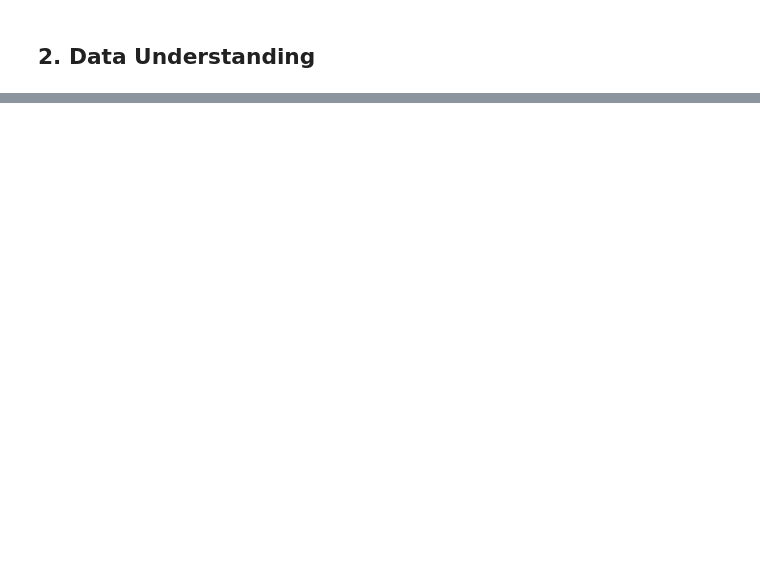
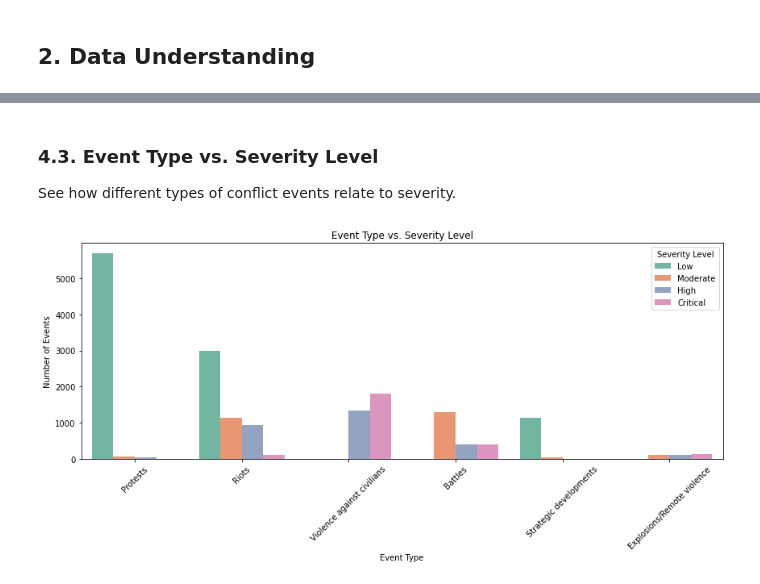
Before and after one commit to Endalkmin/conflict-event-impact-classifier, a Jupyter notebook: severity-classifier.ipynb, the cells around one changed output, grey strips where cells are left out. Cells and saved outputs as stored; diff of their text form; code cells hidden in the pictures; blank space fills up the shorter version.

```diff
--- a/severity-classifier.ipynb
+++ b/severity-classifier.ipynb
@@ -25,0 +300,16 @@ This project aims to build a predictive model that assesses the severity level o
+# %% [markdown]
+### 4.3. Event Type vs. Severity Level
+See how different types of conflict events relate to severity.
+# %%
+# Plot event type vs severity
+plt.figure(figsize=(12, 6))
+sns.countplot(data=df_kenya, x='event_type', hue='severity_level', order=df_kenya['event_type'].value_counts().index, palette='Set2')
+plt.title('Event Type vs. Severity Level')
+plt.xlabel('Event Type')
+plt.ylabel('Number of Events')
+plt.xticks(rotation=45)
+plt.legend(title='Severity Level')
+plt.tight_layout()
+plt.show()
+# %% [output]
+[figure, added]
```
Also changed, not shown: parts of 37 cells of this notebook.
